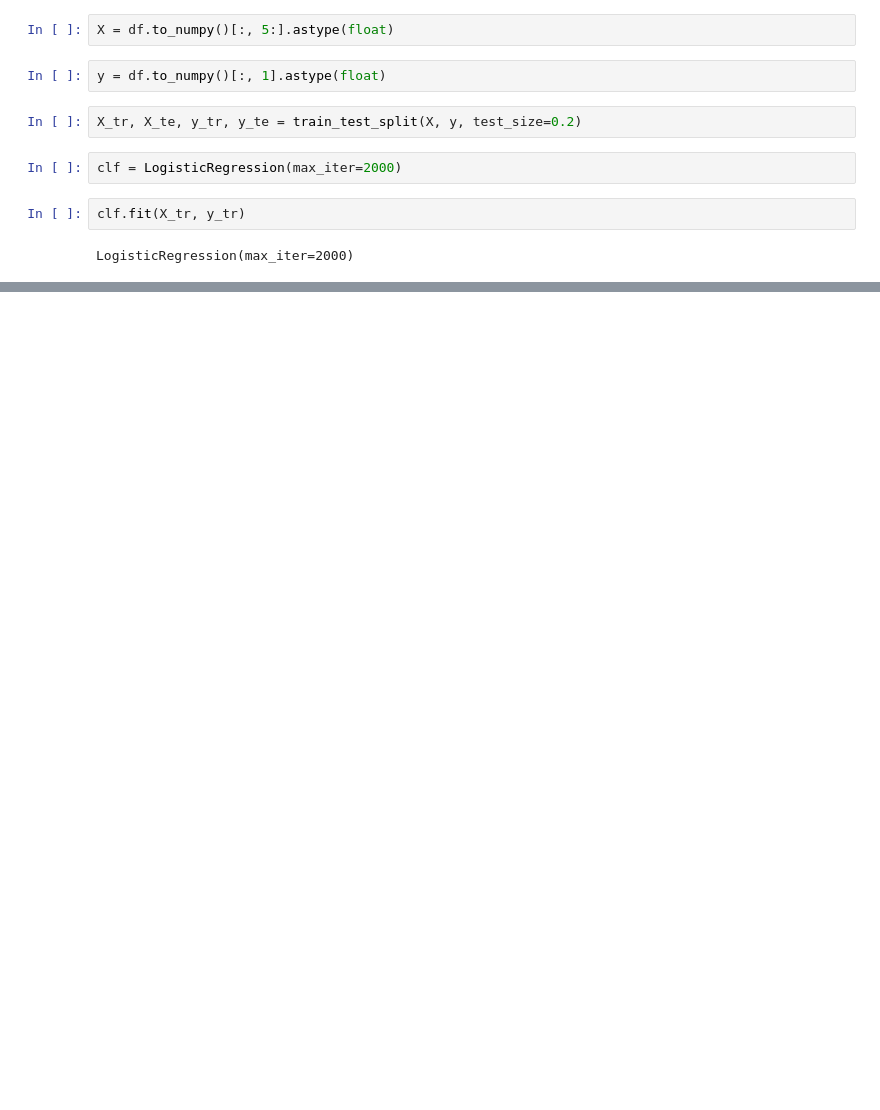
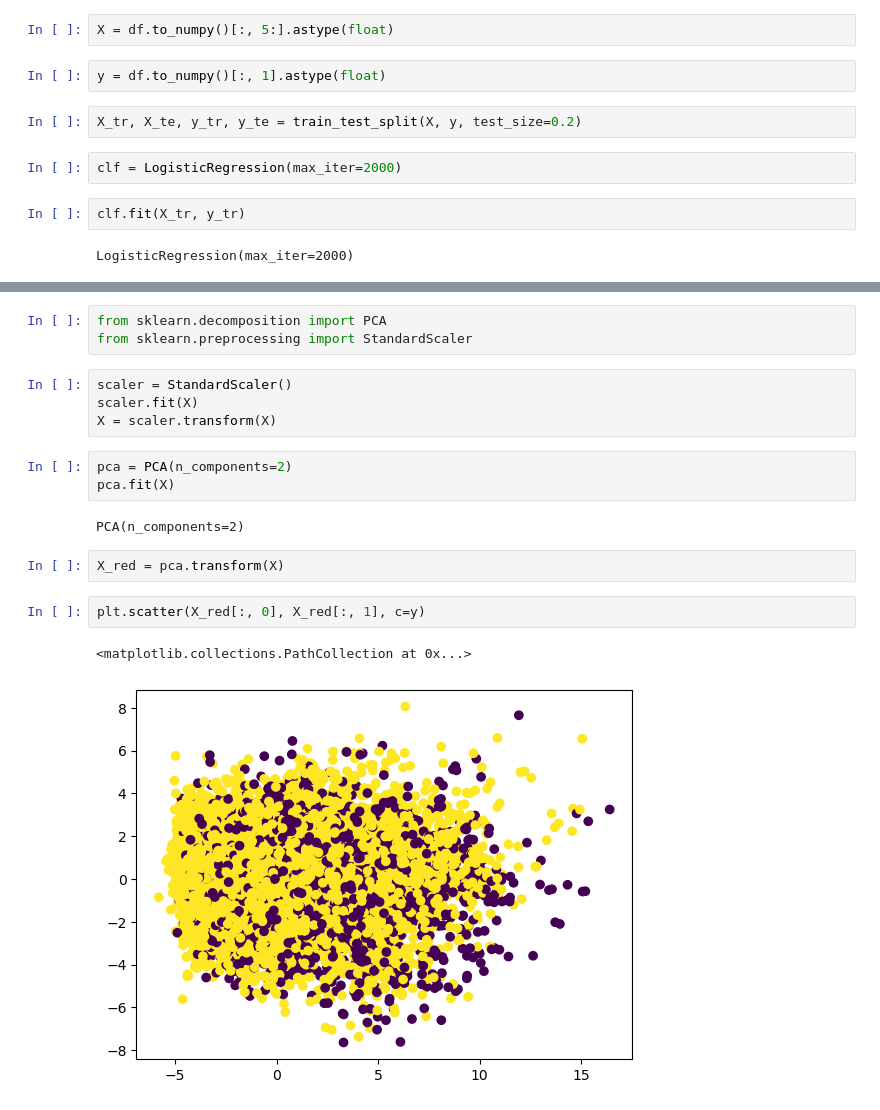
Before and after one commit to CS-433/Protein-Solubility, a Jupyter notebook: Matthew_Data_Expl.ipynb, the cells around one changed output, grey strips where cells are left out. Saved outputs shown, nothing was run; the diff lists cells and outputs as text; blank space fills up the shorter version.

```diff
--- a/Matthew_Data_Expl.ipynb
+++ b/Matthew_Data_Expl.ipynb
@@ -163 +164,20 @@ Pred. STD: 0.080, F1: 0.801
 ROC AUC: 0.723
+# %%
+from sklearn.decomposition import PCA
+from sklearn.preprocessing import StandardScaler
+# %%
+scaler = StandardScaler()
+scaler.fit(X)
+X = scaler.transform(X)
+# %%
+pca = PCA(n_components=2)
+pca.fit(X)
+# %% [output]
+PCA(n_components=2)
+# %%
+X_red = pca.transform(X)
+# %%
+plt.scatter(X_red[:, 0], X_red[:, 1], c=y)
+# %% [output]
+<matplotlib.collections.PathCollection at 0x...>
+[figure, added]
```
Also changed, not shown: parts of 4 cells of this notebook, 4 other files.
